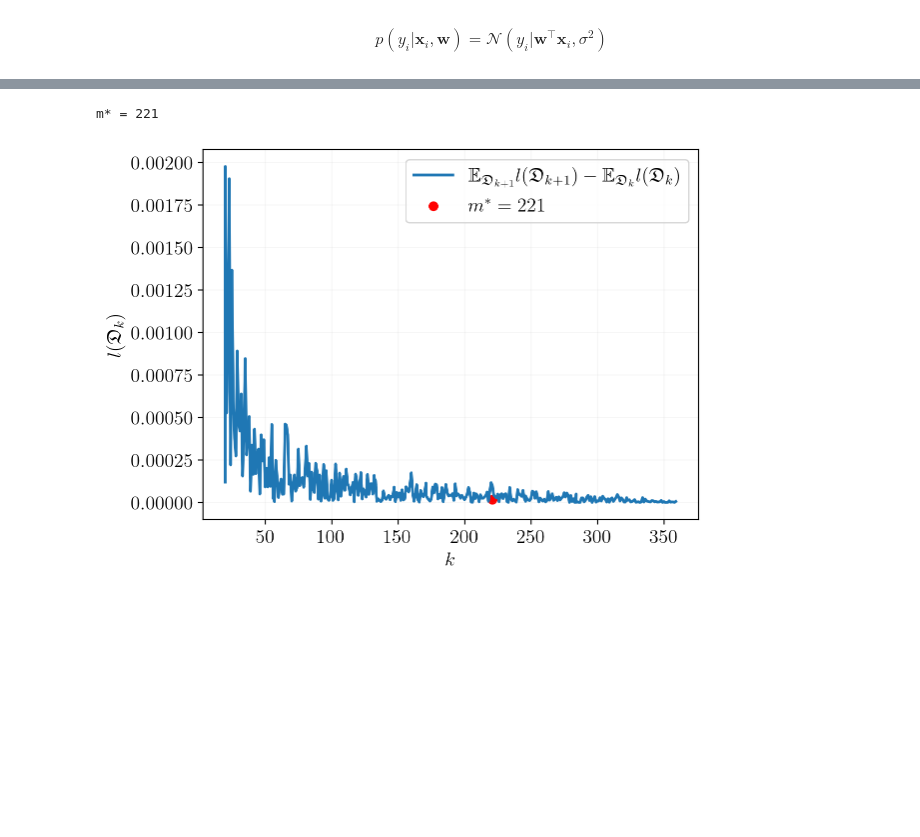
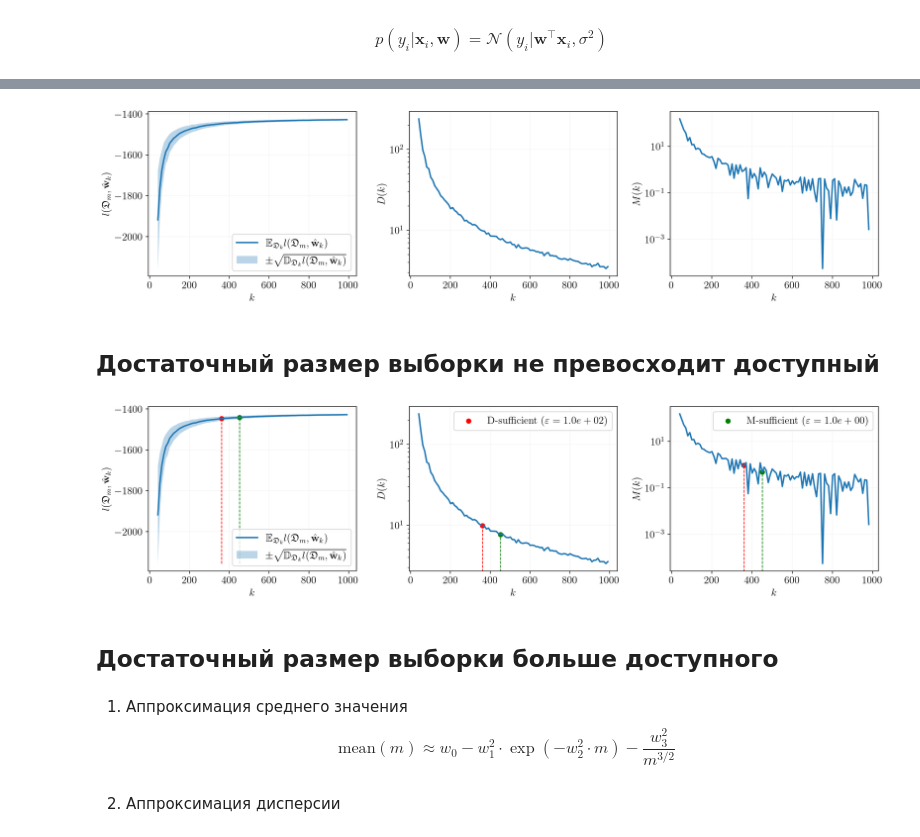
Before and after one commit to kisnikser/Bayesian-Sample-Size-Estimation, a Jupyter notebook: main.ipynb, the cells around one changed output, grey strips where cells are left out. Cells and saved outputs as stored; diff of their text form; code cells hidden in the pictures; blank space fills up the shorter version.

```diff
--- a/main.ipynb
+++ b/main.ipynb
@@ -63,0 +62,4 @@ dataset = Dataset(X, y)
+# %%
+def loglikelihood(y, X, w, sigma2):
+    m = y.size
+    return -m/2*np.log(2*np.pi*sigma2) - 1/(2*sigma2)*np.sum((y - X@w)**2)
@@ -228,25 +69,0 @@ plt.show()
-# %%
-m_star = opt_sample_size(sample_sizes, means[N], stds[N], eps=1e-4, method="rate")
-print(f"m* = {m_star}")
-# %% [output]
-m* = 221
-# %%
-#N = 0 # number of features = 1
-N = 8 # number of features = 9
-
-means[N] = np.array(means[N])
-stds[N] = np.array(stds[N])
-
-plt.plot(sample_sizes[:-1], np.abs(np.diff(means[N], n=1)), label=r"$\mathbb{E}_{\mathfrak{D}_{k+1}} l(\mathfrak{D}_{k+1}) - \mathbb{E}_{\mathfrak{D}_k} l(\mathfrak{D}_k)$")
-plt.vlines(m_star, min(np.abs(np.diff(means[N], n=1))), np.abs(np.diff(means[N], n=1))[m_star], colors='red', linestyle='dashed', linewidth=1)
-plt.scatter(m_star, np.abs(np.diff(means[N], n=1))[m_star], marker='o', color='red', label=f"$m^*={m_star}$")
-plt.legend(loc='upper right')
-
-plt.xlabel(r"$k$")
-plt.ylabel(r"$l(\mathfrak{D}_k)$")
-
-plt.savefig("diabetes-rate-criterion.pdf", bbox_inches='tight')
-
-plt.show()
-# %% [output]
-[figure, removed]
@@ -252,0 +96,39 @@ plt.show()
+# %%
+def D(means, variances):
+    return variances
+
+def M(means, variances):
+    return np.abs(np.diff(means, n=1))
+# %%
+def plot_bootstrap(sample_sizes, means, variances, save=False, filename="synthetic-regression.pdf"):
+
+    fig, (ax1, ax2, ax3) = plt.subplots(1, 3, figsize=(15, 4))
+
+    stds = np.sqrt(variances)
+
+    ax1.plot(sample_sizes, means, label=r"$\mathbb{E}_{\mathfrak{D}_k} l(\mathfrak{D}_m, \hat{\mathbf{w}}_k)$")
+    ax1.fill_between(sample_sizes, means - stds, llh_means + stds, alpha=0.3, label=r"$\pm \sqrt{\mathbb{D}_{\mathfrak{D}_k} l(\mathfrak{D}_m, \hat{\mathbf{w}}_k)}$")
+    ax1.set_xlabel(r"$k$")
+    ax1.set_ylabel(r"$l(\mathfrak{D}_m, \hat{\mathbf{w}}_k)$")
+    ax1.legend(loc="lower right")
+
+    ax2.plot(sample_sizes, D(means, stds))
+    ax2.set_xlabel(r"$k$")
+    ax2.set_ylabel(r"$D(k)$")
+    ax2.set_yscale('log')
+
+    ax3.plot(sample_sizes[:-1], M(means, stds))
+    ax3.set_xlabel(r"$k$")
+    ax3.set_ylabel(r"$M(k)$")
+    ax3.set_yscale('log')
+
+    plt.tight_layout()
+    if save:
+        plt.savefig(filename)
+    plt.show()
+# %%
+plot_bootstrap(sample_sizes, llh_means, llh_vars, save=False, filename="synthetic-regression.pdf")
+# %% [output]
+[figure, added]
+# %% [markdown]
+## Достаточный размер выборки не превосходит доступный
@@ -252,0 +201,9 @@ plt.show()
+# %%
+plot_bootstrap_sufficient(sample_sizes, llh_means, llh_vars, eps_variance=1e2, eps_rate=1e0, save=False, filename="synthetic-regression-sufficient.pdf")
+# %% [output]
+[figure, added]
+# %% [markdown]
+## Достаточный размер выборки больше доступного
+# %% [markdown]
+1. Аппроксимация среднего значения
+$$ \mathrm{mean}(m) \approx w_0 - w_1^2 \cdot \exp\left( -w_2^2 \cdot m \right) - \dfrac{w_3^2}{m^{3/2}}$$
@@ -252,0 +213,2 @@ plt.show()
+# %% [markdown]
+2. Аппроксимация дисперсии
```
Also changed, not shown: parts of 50 cells of this notebook, 29 other files.
